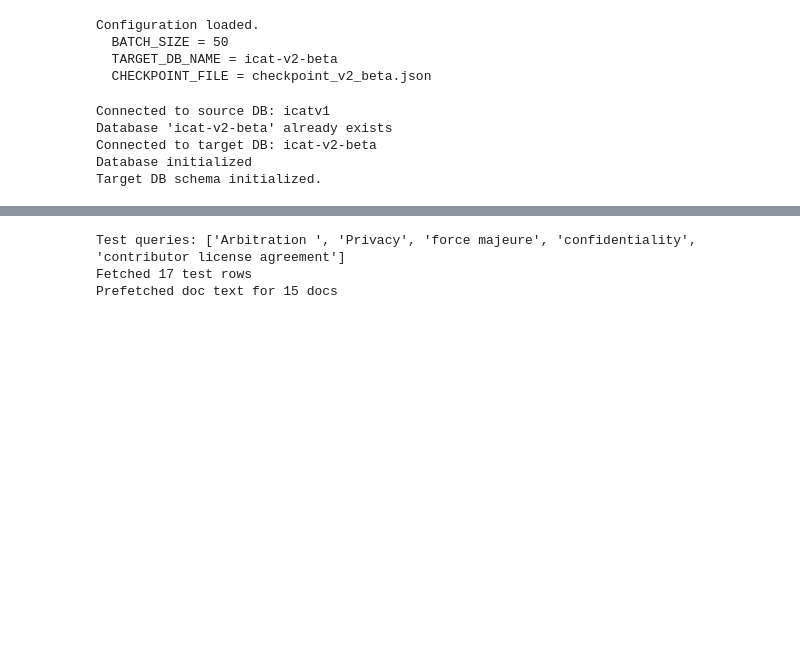
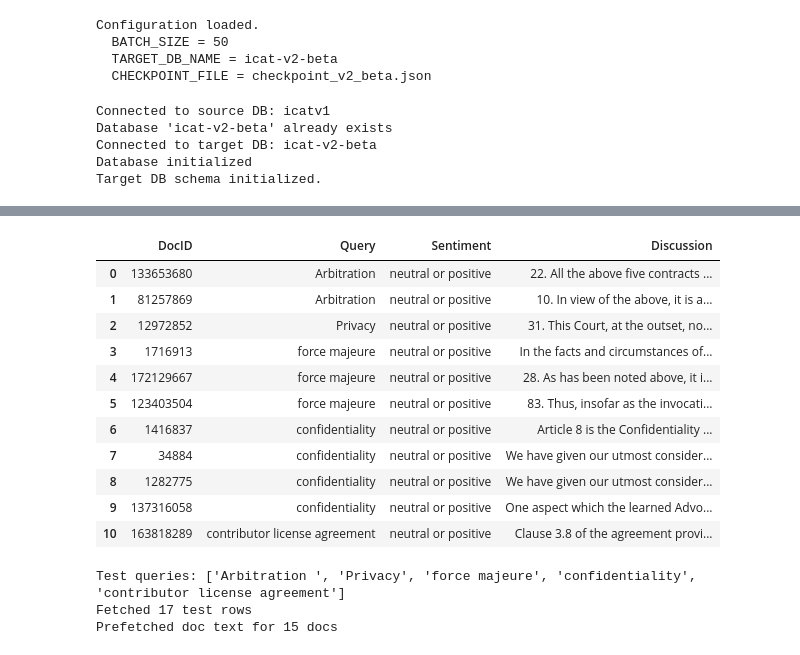
Before and after one commit to Schematise-Lex-Data-Analysis/ICAT, a Jupyter notebook: batch_expand_classify.ipynb, the cells around one changed output, grey strips where cells are left out. Saved outputs shown, nothing was run; the diff lists cells and outputs as text; code cells hidden in the pictures; blank space fills up the shorter version.

Commit message:
added discussions prompting

```diff
--- a/batch_expand_classify.ipynb
+++ b/batch_expand_classify.ipynb
@@ -167,0 +168,83 @@ df.to_csv("batch1_1.csv")
+# %%
+# Cell 3b: Extract Court Discussion for first 15 judgments from batch2.csv
+# For each contractual clause identified, extract the court's most succinct
+# ratio/conclusion discussing the clause, following annotation guidelines.
+
+import importlib
+importlib.reload(pipelineoperation)
+from pipelineoperation import extract_discussion_with_azure
+
+# Read batch2.csv
+batch2 = pd.read_csv("batch2.csv", index_col=0)
+print(f"Loaded {len(batch2)} rows from batch2.csv")
+
+# Filter to contract clauses only
+contract_rows = batch2[batch2['Is Contract'] == 'Yes'].copy()
+print(f"{len(contract_rows)} rows classified as contract clauses")
+
+# Deduplicate by DocID to avoid re-fetching / re-processing the same judgment
+# (some DocIDs appear twice, e.g. 133653680 and 1716913)
+contract_rows = contract_rows.drop_duplicates(subset='DocID')
+print(f"{len(contract_rows)} unique judgments to process")
+
+# Fetch full judgment texts from source DB
+discussion_doc_texts = {}
+with source_conn.cursor() as cur:
+    for doc_id in contract_rows['DocID'].astype(str):
+        cur.execute("SELECT Doc_Text FROM stored_results WHERE Doc_ID = %s", (doc_id,))
+        row = cur.fetchone()
+        if row and row[0]:
+            discussion_doc_texts[doc_id] = row[0]
+
+print(f"Fetched judgment text for {len(discussion_doc_texts)} documents")
+
+# Extract discussion for each judgment
+discussion_results = []
+for _, row in contract_rows.iterrows():
+    doc_id = str(row['DocID'])
+    doc_text = discussion_doc_texts.get(doc_id, '')
+    clause = row['Sample Clause']
+
+    if not doc_text:
+        print(f"  SKIP DocID={doc_id}: no judgment text available")
+        discussion_results.append({
+            'DocID': doc_id,
+            'Title': row['Title'],
+            'Query': row['Query'],
+            'Contract Clause': clause[:100] + '...',
+            'Discussion': '',
+            'Sentiment': '',
+        })
+        continue
+
+    print(f"  Processing DocID={doc_id} ({row['Title'][:40]}...)")
+    try:
+        result = extract_discussion_with_azure(doc_text, clause)
+        discussion_results.append({
+            'DocID': doc_id,
+            'Title': row['Title'],
+            'Query': row['Query'],
+            'Contract Clause': clause[:100] + '...',
+            'Discussion': result['discussion'],
+            'Sentiment': result['sentiment'],
+        })
+    except Exception as e:
+        print(f"    ERROR: {e}")
+        discussion_results.append({
+            'DocID': doc_id,
+            'Title': row['Title'],
+            'Query': row['Query'],
+            'Contract Clause': clause[:100] + '...',
+            'Discussion': f'ERROR: {e}',
+            'Sentiment': '',
+        })
+    time.sleep(0.2)
+
+disc_df = pd.DataFrame(discussion_results)
+disc_df.to_csv("batch2_discussions.csv", index=False)
+print(f"\nResults saved to batch2_discussions.csv")
+
+# Display results
+pd.set_option('display.max_colwidth', 200)
+display(disc_df[['DocID', 'Query', 'Sentiment', 'Discussion']])
+# %% [output]
@@ -168,3 +268,15 @@ df.to_csv("batch1_1.csv")
+|  | DocID | Query | Sentiment | Discussion |
+| 0 | 133653680 | Arbitration | neutral or positive | 22. All the above five contracts ... |
+| 1 | 81257869 | Arbitration | neutral or positive | 10. In view of the above, it is a... |
+| 2 | 12972852 | Privacy | neutral or positive | 31. This Court, at the outset, no... |
+| 3 | 1716913 | force majeure | neutral or positive | In the facts and circumstances of... |
+| 4 | 172129667 | force majeure | neutral or positive | 28. As has been noted above, it i... |
+| 5 | 123403504 | force majeure | neutral or positive | 83. Thus, insofar as the invocati... |
+| 6 | 1416837 | confidentiality | neutral or positive | Article 8 is the Confidentiality ... |
+| 7 | 34884 | confidentiality | neutral or positive | We have given our utmost consider... |
+| 8 | 1282775 | confidentiality | neutral or positive | We have given our utmost consider... |
+| 9 | 137316058 | confidentiality | neutral or positive | One aspect which the learned Advo... |
+| 10 | 163818289 | contributor license agreement | neutral or positive | Clause 3.8 of the agreement provi... |
 # %%
 # Cell 3: Test Run — Sample 20 Docs Across 5 Queries
 # Uses the combined expand_and_classify_with_azure pipeline:
```
Also changed, not shown: parts of 3 cells of this notebook, 4 other files.
